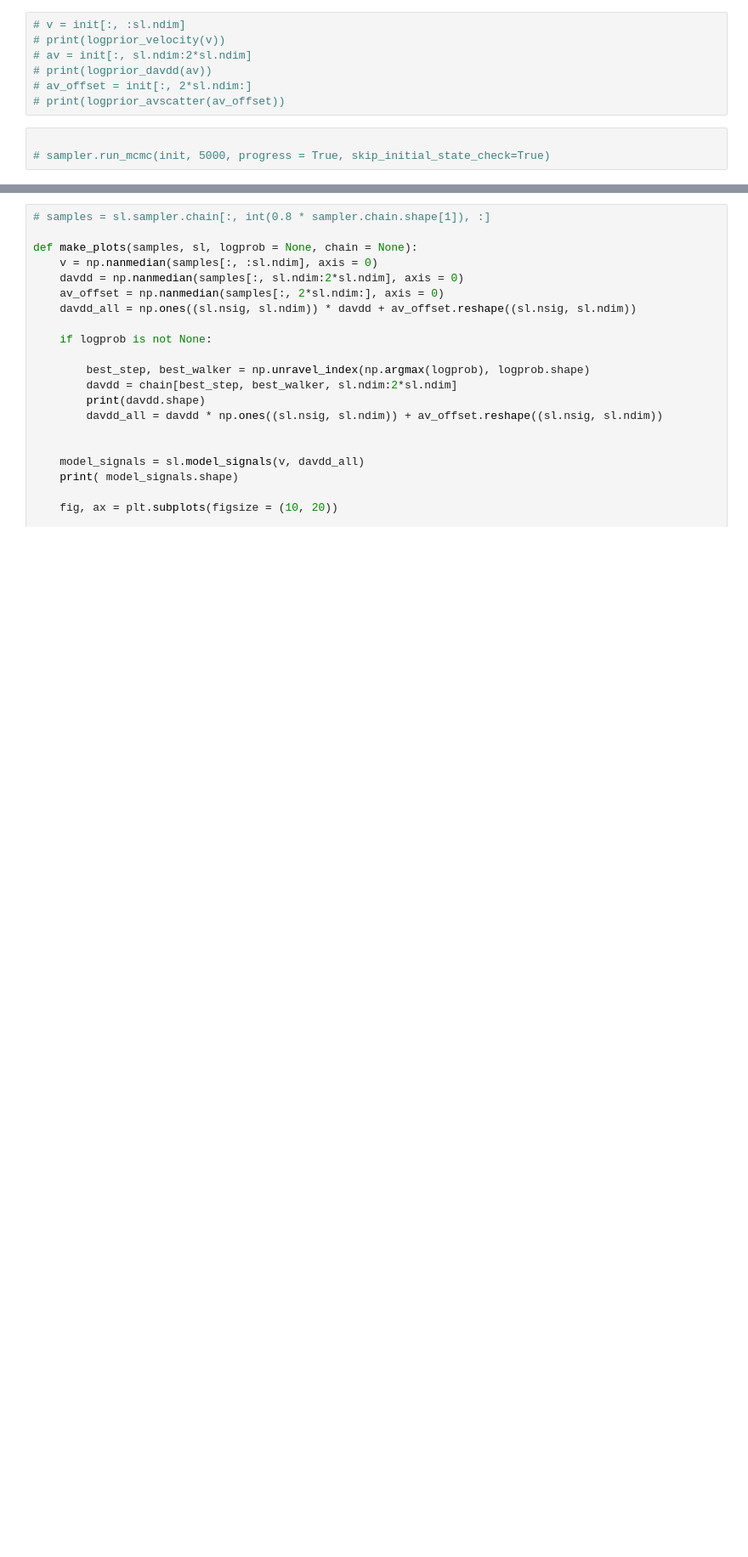
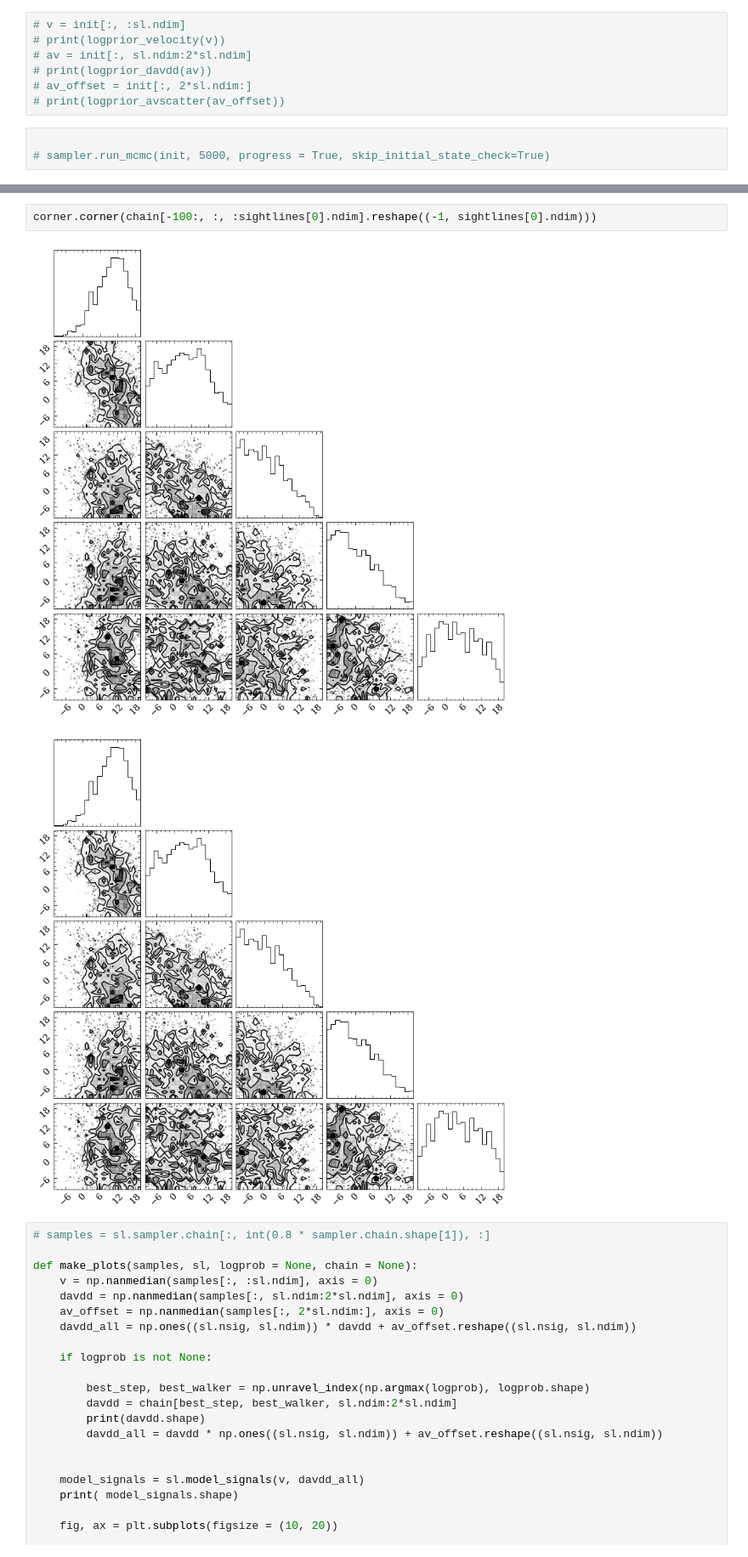
Before and after one commit to aidantmcb/microKT, a Jupyter notebook: 240517_CACloudKT.ipynb, the cells around one changed output, grey strips where cells are left out. Shown at 85% size. Cells and saved outputs as stored; diff of their text form; blank space fills up the shorter version.

```diff
--- a/240517_CACloudKT.ipynb
+++ b/240517_CACloudKT.ipynb
@@ -410,3 +414,8 @@ make_corner_avonly(None, sl.ndim, None, chain = chain)
+# %%
+corner.corner(chain[-100:, :, :sightlines[0].ndim].reshape((-1, sightlines[0].ndim)))
+# %% [output]
+[figure, added]
+[figure, added]
 # %%
 # samples = sl.sampler.chain[:, int(0.8 * sampler.chain.shape[1]), :]
 
```
Also changed, not shown: parts of 14 cells of this notebook, 2 other files.
